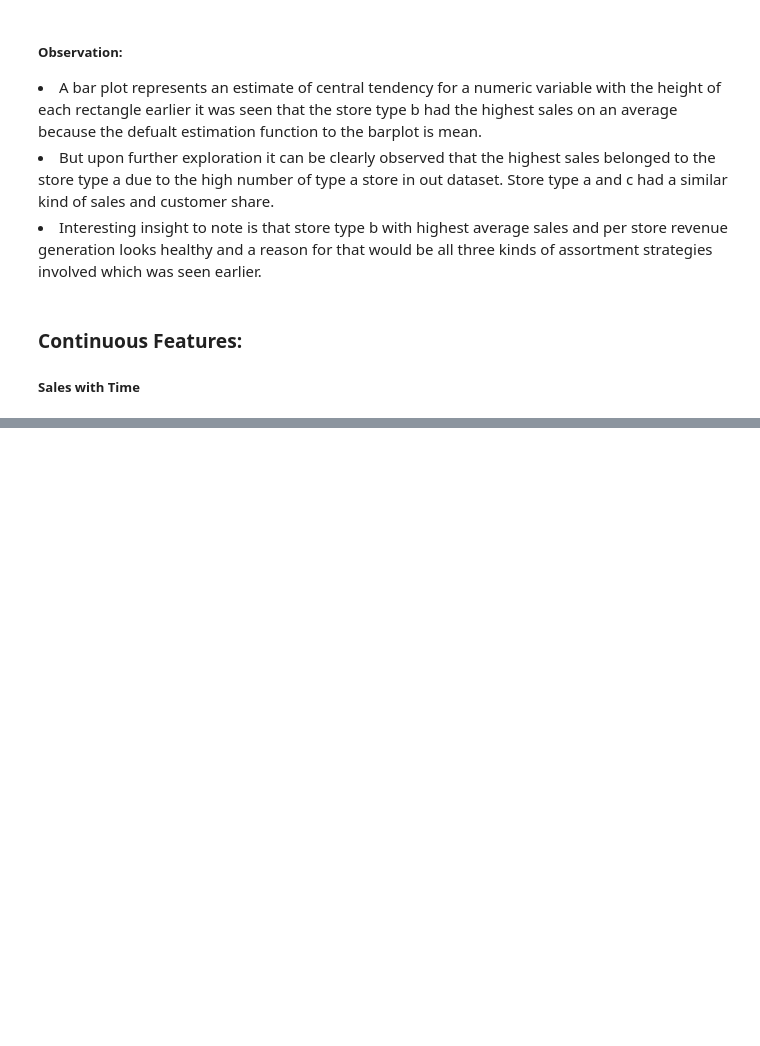
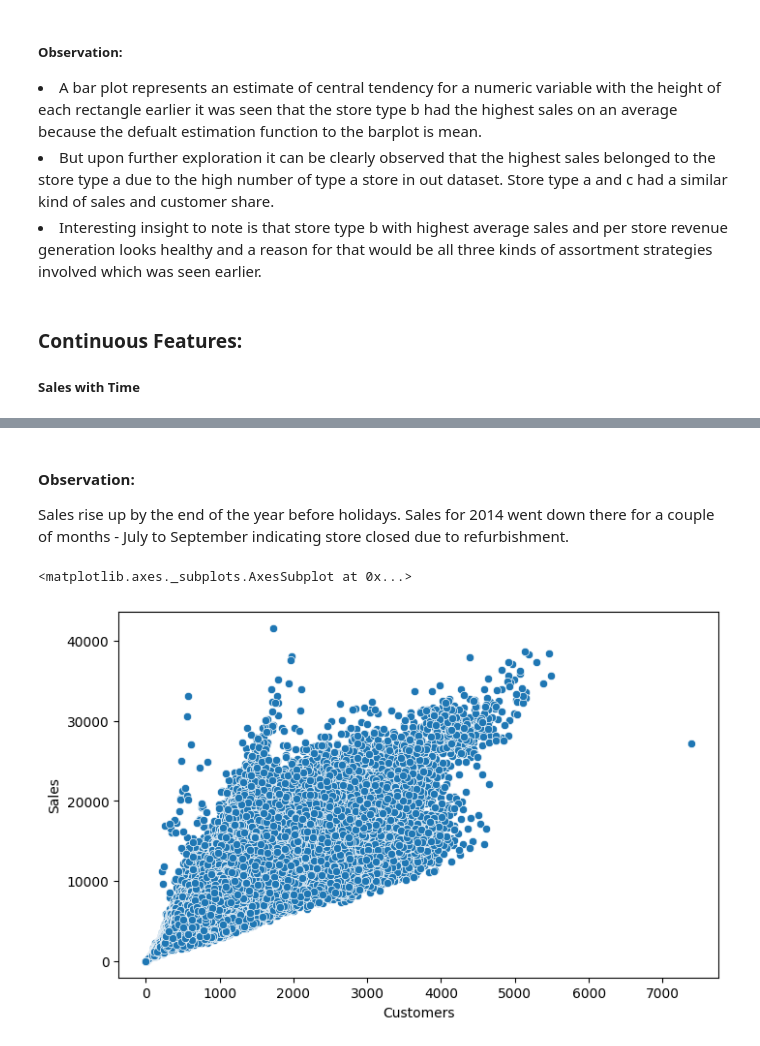
Before and after one commit to ambika1us/Retail_Sales_Prediction, a Jupyter notebook: Retail_Sales_Prediction.ipynb, the cells around one changed output, grey strips where cells are left out. Drawn from its saved outputs; the diff is of its cells as text; code cells hidden in the pictures; blank space fills up the shorter version.

```diff
--- a/Retail_Sales_Prediction.ipynb
+++ b/Retail_Sales_Prediction.ipynb
@@ -373,0 +405,9 @@ plt.show()
+# %% [markdown]
+<h4>Observation:</h4>
+<p>Sales rise up by the end of the year before holidays. Sales for 2014 went down there for a couple of months - July to September indicating store closed due to refurbishment.</p>
+# %%
+#Scatterplot of customers and sales
+sns.scatterplot(x=df['Customers'],y=df['Sales'])
+# %% [output]
+<matplotlib.axes._subplots.AxesSubplot at 0x...>
+[figure, added]
```
Also changed, not shown: parts of 12 cells of this notebook.
